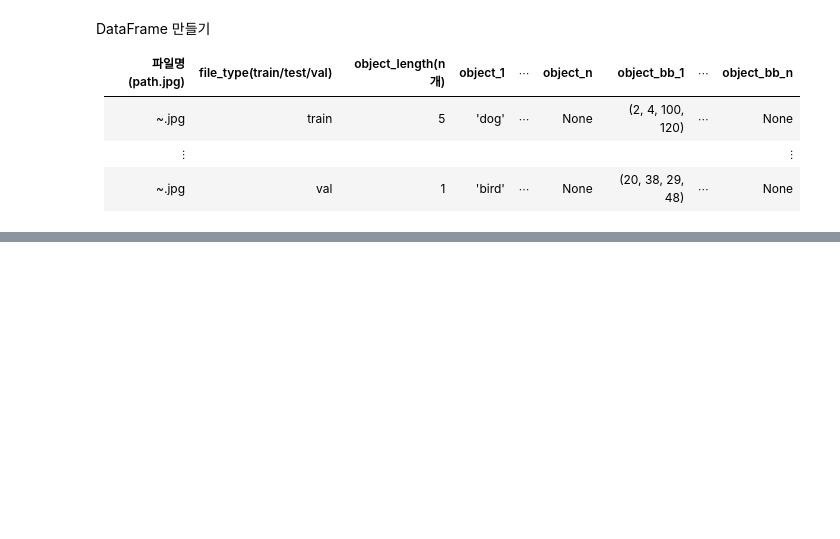
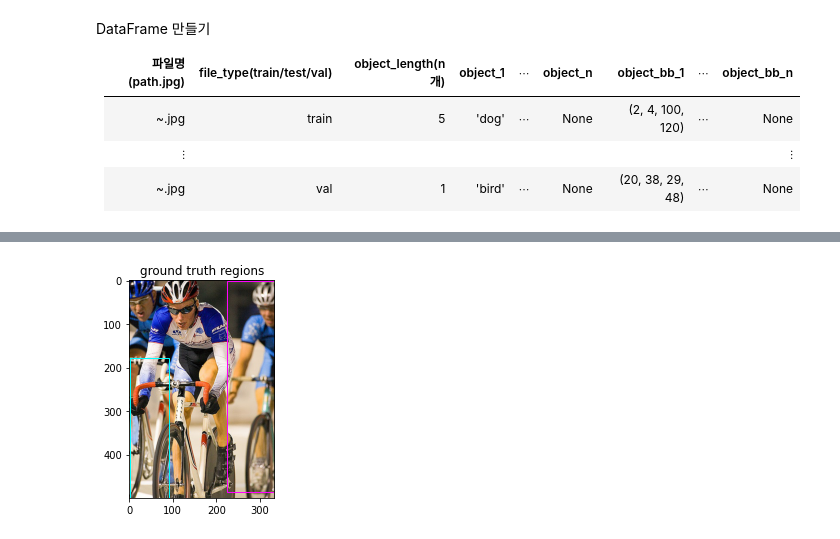
Before and after one commit to hodurie/AI_Study, a Jupyter notebook: Implementation/Object Detection/R-CNN.ipynb, the cells around one changed output, grey strips where cells are left out. Cells and saved outputs as stored; diff of their text form; code cells hidden in the pictures; blank space fills up the shorter version.

```diff
--- a/Implementation/Object Detection/R-CNN.ipynb
+++ b/Implementation/Object Detection/R-CNN.ipynb
@@ -249,0 +301,16 @@ $\vdots$||||||||$\vdots$
+# %%
+plt.imshow(image)
+
+ax = plt.gca()
+plt.title('ground truth regions')
+x1, y1, x2, y2 = map(int, dataframe.iloc[2, 10].replace('(', "").replace(')', "").split(', '))
+x11, y11, x22, y22 = map(int, dataframe.iloc[2, 11].replace('(', "").replace(')', "").split(', '))
+
+rect = patches.Rectangle((x1, y1), x2, y2, edgecolor='cyan', fill = False)
+rect2 = patches.Rectangle((x11, y11), x22, y22, edgecolor='fuchsia', fill = False)
+ax.add_patch(rect)
+ax.add_patch(rect2)
+
+plt.show()
+# %% [output]
+[figure, added]
```
Also changed, not shown: parts of 23 cells of this notebook.
